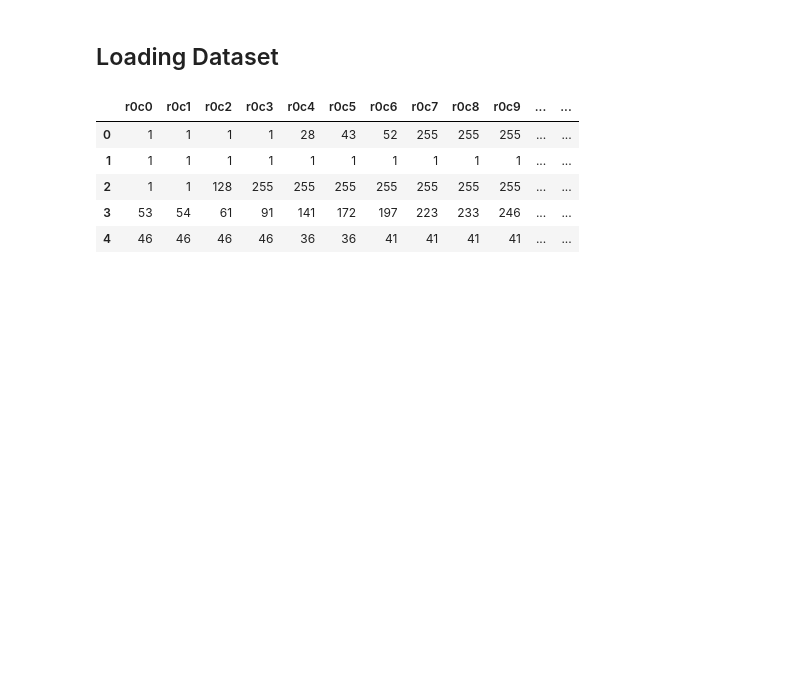
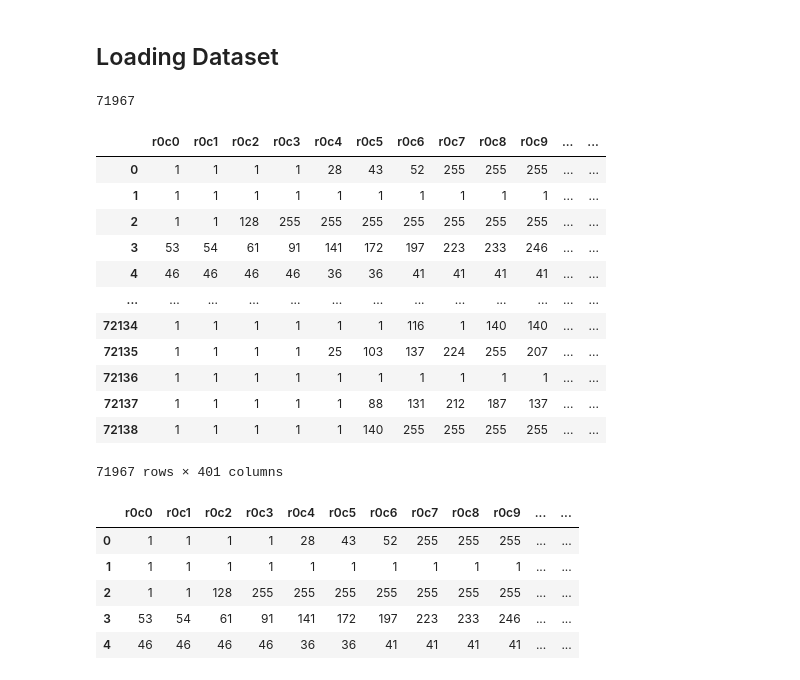
Before and after one commit to edologgerbird/fraud-pattern-vision-detection, a Jupyter notebook: bt4012-kaggle.ipynb, the cells around one changed output. Drawn from its saved outputs; the diff is of its cells as text; code cells hidden in the pictures; blank space fills up the shorter version.

```diff
--- a/bt4012-kaggle.ipynb
+++ b/bt4012-kaggle.ipynb
@@ -130,3 +132,23 @@ ds = ds.drop_duplicates()
+# %%
+len(ds)
+# %% [output]
+71967
+# %%
+ds
+# %% [output]
+|  | r0c0 | r0c1 | r0c2 | r0c3 | r0c4 | r0c5 | r0c6 | r0c7 | r0c8 | r0c9 | ... | ... |
+| 0 | 1 | 1 | 1 | 1 | 28 | 43 | 52 | 255 | 255 | 255 | ... | ... |
+| 1 | 1 | 1 | 1 | 1 | 1 | 1 | 1 | 1 | 1 | 1 | ... | ... |
+| 2 | 1 | 1 | 128 | 255 | 255 | 255 | 255 | 255 | 255 | 255 | ... | ... |
+| 3 | 53 | 54 | 61 | 91 | 141 | 172 | 197 | 223 | 233 | 246 | ... | ... |
+| 4 | 46 | 46 | 46 | 46 | 36 | 36 | 41 | 41 | 41 | 41 | ... | ... |
+| ... | ... | ... | ... | ... | ... | ... | ... | ... | ... | ... | ... | ... |
+| 72134 | 1 | 1 | 1 | 1 | 1 | 1 | 116 | 1 | 140 | 140 | ... | ... |
+| 72135 | 1 | 1 | 1 | 1 | 25 | 103 | 137 | 224 | 255 | 207 | ... | ... |
+| 72136 | 1 | 1 | 1 | 1 | 1 | 1 | 1 | 1 | 1 | 1 | ... | ... |
+| 72137 | 1 | 1 | 1 | 1 | 1 | 88 | 131 | 212 | 187 | 137 | ... | ... |
+| 72138 | 1 | 1 | 1 | 1 | 1 | 140 | 255 | 255 | 255 | 255 | ... | ... |
+71967 rows × 401 columns
 # %%
 ds.head()
 # %% [output]
```
Also changed, not shown: parts of 19 cells of this notebook, 3 other files.
